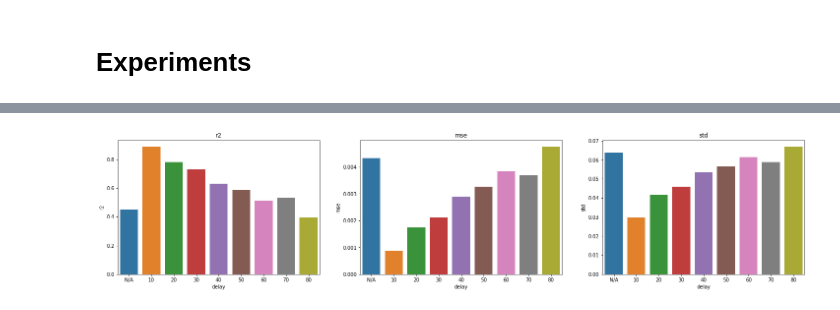
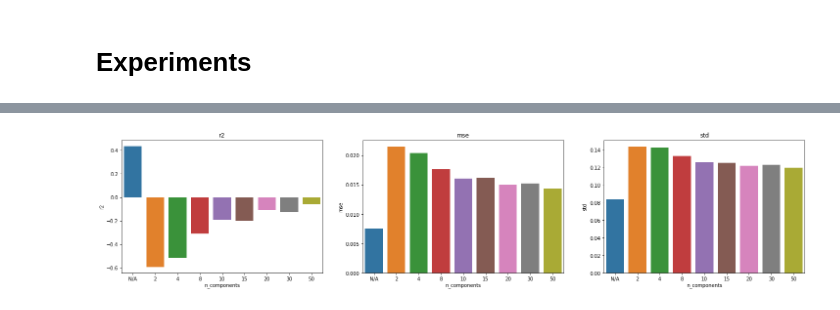
Before and after one commit to feamelo/drift-meta-learning, a Jupyter notebook: src/experiments/PCA.ipynb, the cells around one changed output, grey strips where cells are left out. Drawn from its saved outputs; the diff is of its cells as text; code cells hidden in the pictures.

Commit message:
add meta base dimensionality reduction experiment

```diff
--- a/src/experiments/PCA.ipynb
+++ b/src/experiments/PCA.ipynb
@@ -72,6 +71,6 @@ meta_model_hyperparams = [{'num_leaves': 21, 'max_depth': depth} for depth in ra
 # %%
 base_model = Model(basis_model=RandomForestClassifier, hyperparameters={'max_depth': 6, 'warm_start': True, 'min_samples_split': 0.05})
-meta_model = Model(basis_model=ltb.LGBMRegressor, hyperparameters=meta_model_hyperparams)
+meta_model = Model(basis_model=ltb.LGBMRegressor, hyperparameters={'num_leaves': 21, 'max_depth': 5})
 
 learner = MetaLearner(
     base_model=base_model,
@@ -80,6 +79,8 @@ learner = MetaLearner(
     eta=ETA,
     step=STEP,
     known_target_window_size=KNOWN_TARGET_WINDOW_SIZE,
+    pca_n_components=None,
+    verbose=True,
     )
 
 learner.offline_stage(offline_df)
@@ -119,18 +91,18 @@ def offline_train(update_params):
 # %%
 fig = plt.figure(figsize=(25, 10))
-delays = range(1, 9)
+n_components = [2, 4, 8, 10, 15, 20, 30, 50]
 results = []
 
-update_params={'last_scores_delay': 0, 'last_scores_n_shifts': 0, 'meta_label_metric': 'precision' }
-y_true, y_pred = offline_train(update_params)
-result = plot_results(y_true, y_pred, title='Sem últimas performances', idx=0)
-result['delay'] = 'N/A'
+update_params={'pca_n_components': None}
+y_true, y_pred = offline_train(update_params, learner, validation_base)
+result = plot_results(y_true, y_pred, title='No dimensionality reduction', idx=0)
+result['n_components'] = 'N/A'
 results.append(result)
 
-for idx, delay in enumerate(delays):
-    update_params={'last_scores_delay': delay, 'last_scores_n_shifts': 10, 'meta_label_metric': 'precision' }
-    y_true, y_pred = offline_train(update_params)
-    result = plot_results(y_true, y_pred, title=f"Delay={delay * STEP}", idx=idx+1)
-    result['delay'] = delay * STEP
+for idx, n in enumerate(n_components):
+    update_params={'pca_n_components': n}
+    y_true, y_pred = offline_train(update_params, learner, validation_base)
+    result = plot_results(y_true, y_pred, title=f"n_components={n}", idx=idx+1)
+    result['n_components'] = n
     results.append(result)
 # %% [output]
@@ -138,10 +126,10 @@ for idx, delay in enumerate(delays):
 # %%
-delay_results = pd.DataFrame(results)
+pca_results = pd.DataFrame(results)
 fig = plt.figure(figsize=(25, 5))
 
 for idx, col in enumerate(['r2', 'mse', 'std']):
     plt.subplot(1, 3, idx + 1)
-    sns.barplot(x="delay", y=col, data=delay_results)
+    sns.barplot(x="n_components", y=col, data=pca_results)
     plt.title(col)
 # %% [output]
-[figure, old version]
+[figure, new version]
```
Also changed, not shown: parts of 6 cells of this notebook, 3 other files.
